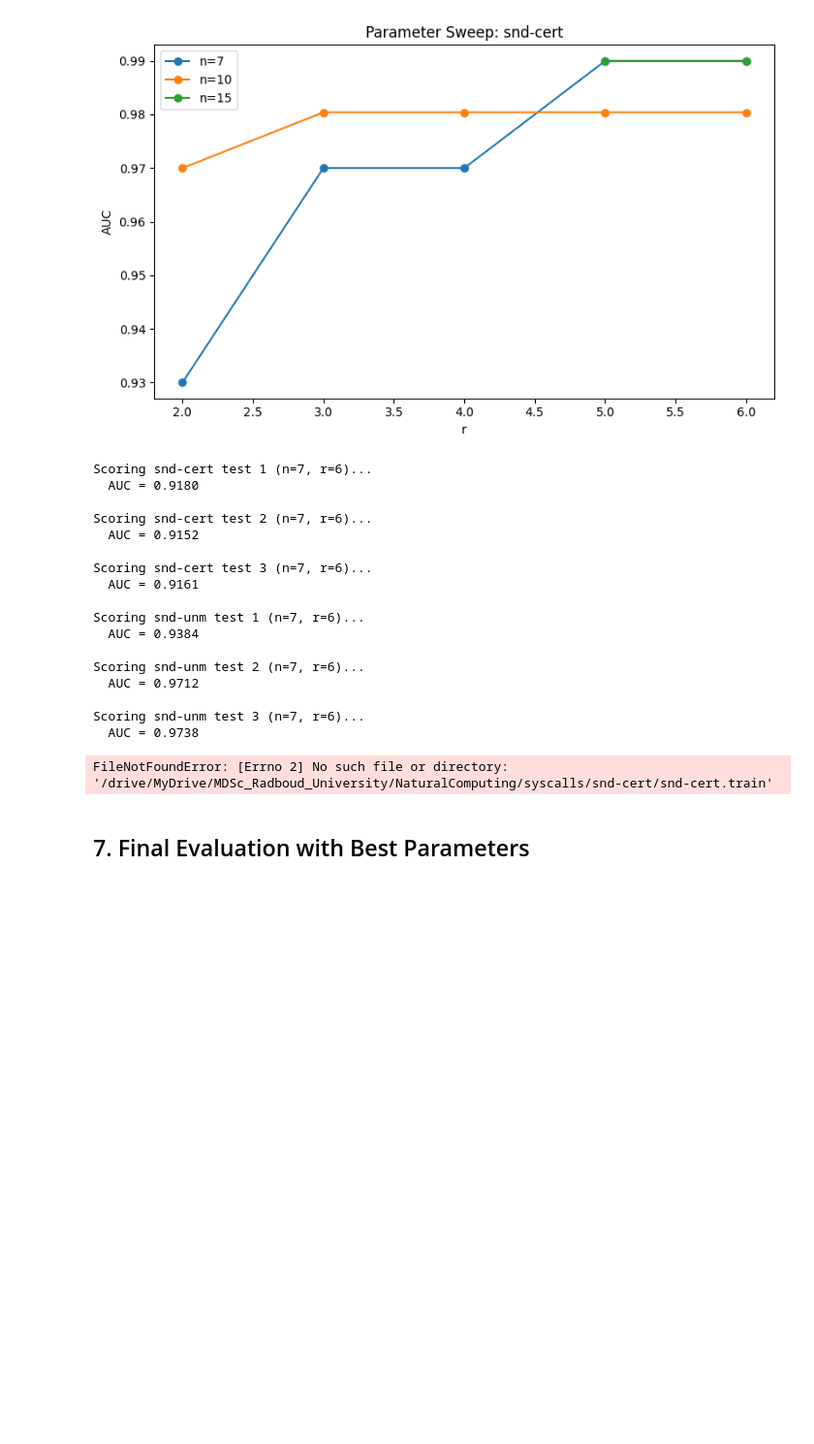
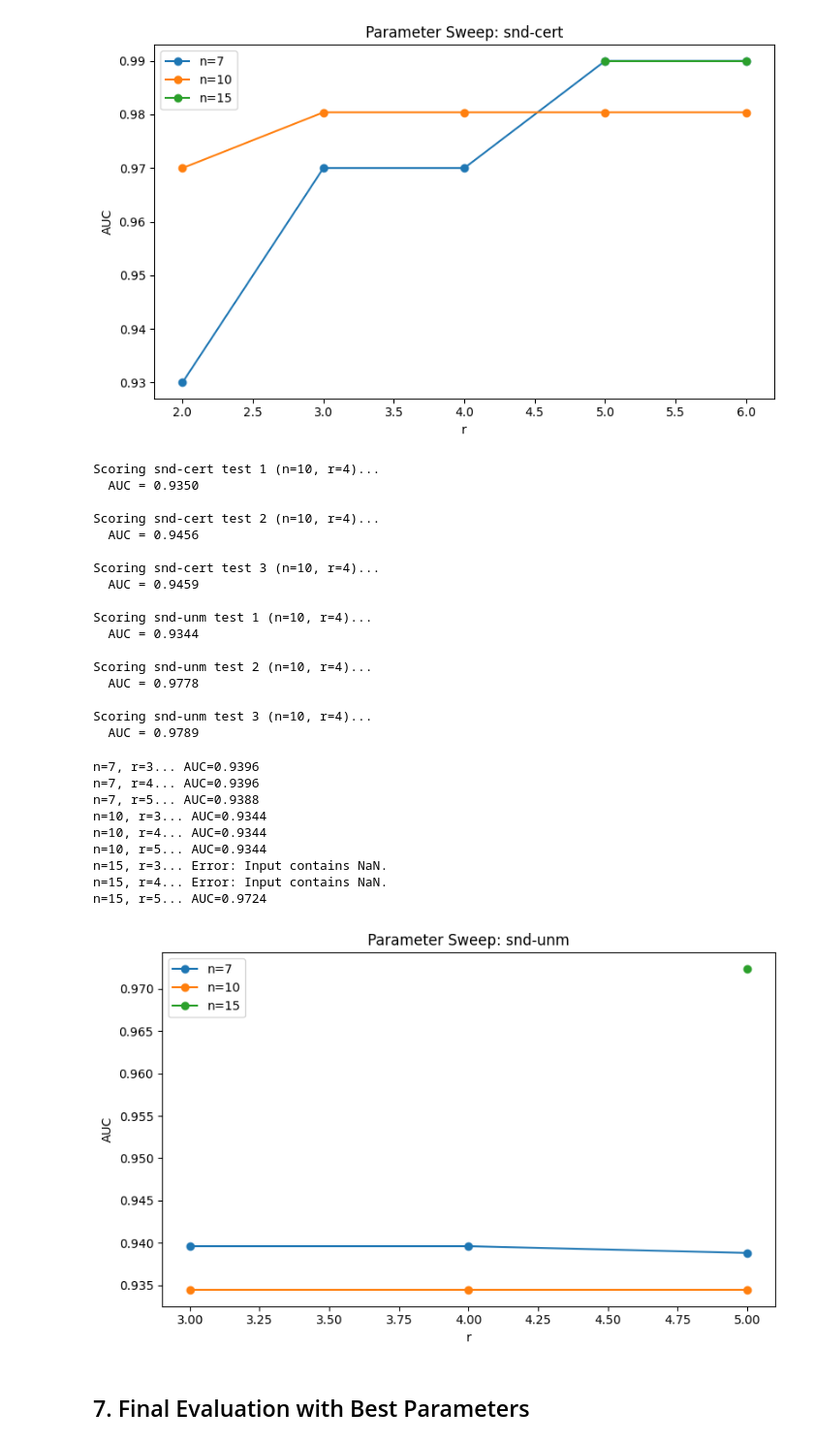
Before and after one commit to DavidMagaram/NaturalComputing, a Jupyter notebook: Assignment2/negative-selection/exercise2_intrusion_detection_j.ipynb, the cells around one changed output. Shown at 97% size. Drawn from its saved outputs; the diff is of its cells as text; code cells hidden in the pictures; blank space fills up the shorter version.

```diff
--- a/Assignment2/negative-selection/exercise2_intrusion_detection_j.ipynb
+++ b/Assignment2/negative-selection/exercise2_intrusion_detection_j.ipynb
@@ -24,5 +24,5 @@ from google.colab import drive
 # %%
-drive.mount('/content/drive')
-BASE_DIR = Path("/content/drive/MyDrive/MDSc_Radboud_University/NaturalComputing")
+# drive.mount('/content/drive')
+BASE_DIR = Path(".")
 NEGSEL_JAR = BASE_DIR / "negsel2.jar"
 SYSCALLS_DIR = BASE_DIR / "syscalls"
@@ -284,65 +278,76 @@ for dataset_name in ["snd-cert", "snd-unm"]:
             scores = score_sequences(train_file, alpha_file, test_seqs, N, R)
             print(f"  AUC = {roc_auc_score(labels, scores):.4f}")
     finally:
-        Path(train_file).unlink()
+        # Path(train_file).unlink()
+        pass
 # %% [output]
-Scoring snd-cert test 1 (n=7, r=6)...
-  AUC = 0.9180
+Scoring snd-cert test 1 (n=10, r=4)...
+  AUC = 0.9350
 
-Scoring snd-cert test 2 (n=7, r=6)...
-  AUC = 0.9152
+Scoring snd-cert test 2 (n=10, r=4)...
+  AUC = 0.9456
 
-Scoring snd-cert test 3 (n=7, r=6)...
-  AUC = 0.9161
+Scoring snd-cert test 3 (n=10, r=4)...
+  AUC = 0.9459
 
-Scoring snd-unm test 1 (n=7, r=6)...
-  AUC = 0.9384
+Scoring snd-unm test 1 (n=10, r=4)...
+  AUC = 0.9344
 
-Scoring snd-unm test 2 (n=7, r=6)...
-  AUC = 0.9712
+Scoring snd-unm test 2 (n=10, r=4)...
+  AUC = 0.9778
 
-Scoring snd-unm test 3 (n=7, r=6)...
-  AUC = 0.9738
+Scoring snd-unm test 3 (n=10, r=4)...
+  AUC = 0.9789
 # %%
 n_value = [7, 10, 15]
 r_value = [3, 4, 5]
 sweep_result = {}
 
-dataset_name = "snd-cert"
+dataset_name = "snd-unm"
 train_seqs, alpha_file, test_sets = load_dataset(dataset_name)
 test_seqs, labels = test_sets[0]
 train_file = SYSCALLS_DIR / dataset_name / f"{dataset_name}.train"
 
 for n in n_value:
     try:
         for r in r_value:
             if r >= n:
                 continue
             print(f"n={n}, r={r}...", end=" ")
             try:
                 scores = score_sequences(train_file, alpha_file, test_seqs, n, r)
                 auc = roc_auc_score(labels, scores)
                 print(f"AUC={auc:.4f}")
                 sweep_result[(n, r)] = auc
             except Exception as e:
                 print(f"Error: {e}")
     finally:
-        Path(train_file).unlink()
+        pass
+        # Path(train_file).unlink()
 
 if sweep_result:
     fig, ax = plt.subplots(figsize=(8, 5))
     for n in n_value:
         rs = sorted([r for (nn, r) in sweep_result if nn == n])
         aucs = [sweep_result[(n, r)] for r in rs]
         if rs:
             ax.plot(rs, aucs, "o-", label=f"n={n}")
     ax.set_xlabel("r")
     ax.set_ylabel("AUC")
     ax.set_title(f"Parameter Sweep: {dataset_name}")
     ax.legend()
     plt.tight_layout()
     plt.show()
 # %% [output]
-FileNotFoundError: [Errno 2] No such file or directory: '/drive/MyDrive/MDSc_Radboud_University/NaturalComputing/syscalls/snd-cert/snd-cert.train'
+n=7, r=3... AUC=0.9396
+n=7, r=4... AUC=0.9396
+n=7, r=5... AUC=0.9388
+n=10, r=3... AUC=0.9344
+n=10, r=4... AUC=0.9344
+n=10, r=5... AUC=0.9344
+n=15, r=3... Error: Input contains NaN.
+n=15, r=4... Error: Input contains NaN.
+n=15, r=5... AUC=0.9724
+[figure, added]
 # %% [markdown]
 ## 7. Final Evaluation with Best Parameters
```
Also changed, not shown: parts of 5 cells of this notebook, 2 other files.
